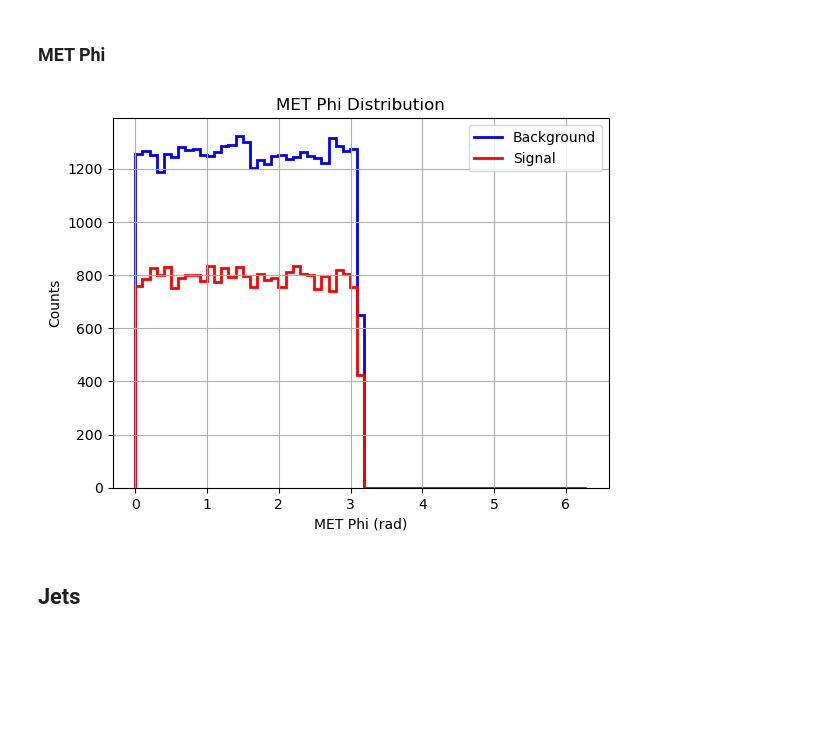
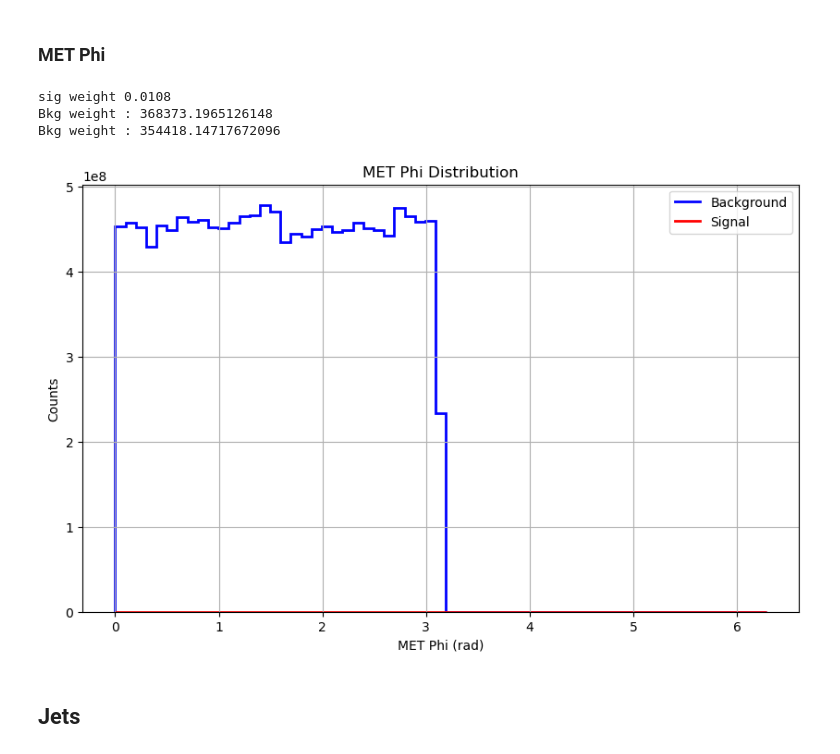
Before and after one commit to MarioPardo/UDEA_HEP_Analysis, a Jupyter notebook: data/AnalysisTemplate.ipynb, the cells around one changed output. Saved outputs shown, nothing was run; the diff lists cells and outputs as text; code cells hidden in the pictures; blank space fills up the shorter version.

Commit message:
*IPR: Updated Weight Formula
currently not working, something on my side must be off

```diff
--- a/data/AnalysisTemplate.ipynb
+++ b/data/AnalysisTemplate.ipynb
@@ -8,24 +8,26 @@ import uproot
 from hist import Hist, axis
 import os
 
+#Constants
+current_dir = os.getcwd()
 tree_name= "Delphes"  #all of them are named delphes
+luminescence = 300 #fb
 
 #Signal
 signal_folder = "Signals_DMSimpl_Spin0/"
 signal_filename =  "VBF_DM_My0_1000_MXD_10.root"
-signal_significance = 0.0018
+signal_crossSection = 0.0018 * 1000 #times 1000 to convert from pb to fb
 signal_file = uproot.open(signal_folder +signal_filename)
 
 #Background
-background_folders = {"BKG_Wjets_WToLNu" : 47744.85,
-                       "BKG_Zjets_ZToNuNu": 8818.65}  #foldername, significance
+background_folders = {"BKG_Wjets_WToLNu" : 47744.85 * 1000,
+                       "BKG_Zjets_ZToNuNu": 8818.65 * 1000}  #foldername, significance
 
 
 
-
+     #all this is temp for now
 #will store data to be used in final "cut chart"
 num_cuts = 5
 SM_events = [1000,700,200]
 NP_events = [500,400,300]
 Significance = [1,2.4,5]
-    #all this is temp for now
@@ -32 +36,4 @@ Significance = [1,2.4,5]
+# %%
+def calculateWeight(num_events, effective_area, lumi):
+    return effective_area * lumi / num_events
 # %% [markdown]
@@ -60,20 +62,18 @@ met_phi_hist_signal = Hist(
     axis.Regular(binning["Phi"]["bins"], *binning["Phi"]["range"], name="MET_Phi", label="MET Phi (rad)")
 )
 
-#Signal
+
 #Signal Data
 signal_tree = signal_file[tree_name]
-signal_weights = signal_tree["Event/Event.Weight"].array(library="np")
-normalized_signal_weights = signal_weights / np.mean(signal_weights)
+numSigEvents = len(signal_tree["Event/Event.Weight"].array(library="np"))
+signal_weight = calculateWeight(num_events=numSigEvents, effective_area= signal_crossSection, lumi = luminescence)
+print("sig weight", signal_weight)
 
 signal_met_phi = signal_tree["MissingET.Phi"].array(library="np")
-met_phi_hist_signal.fill(MET_Phi=signal_met_phi,weight = normalized_signal_weights)
+met_phi_hist_signal.fill(MET_Phi=signal_met_phi,weight = signal_weight)
 
 
 #Background
-
-current_dir = os.getcwd()
-
 for folder_name in os.listdir(current_dir):
     folder_path = os.path.join(current_dir, folder_name)
 
@@ -87,46 +87,52 @@ for folder_name in os.listdir(current_dir):
                 background_file = uproot.open(file_path)
                 background_tree = background_file[tree_name]
 
-                background_weights = background_tree["Event/Event.Weight"].array(library="np")
-                normalized_background_weights = background_weights / np.mean(background_weights)
+                numBkgEvents= len(background_tree["Event/Event.Weight"].array(library="np"))
+                calculatedWeight = calculateWeight(num_events=numBkgEvents, effective_area= cross_section, lumi = luminescence)
+                print("Bkg weight :" , calculatedWeight)
+
 
                 background_met_phi = background_tree["MissingET.Phi"].array(library="np")
-                met_phi_hist_background.fill(MET_Phi=background_met_phi,weight = normalized_background_weights)
+                met_phi_hist_background.fill(MET_Phi=background_met_phi,weight =calculatedWeight)
 
 
 
 
 #Set up histogram
+plt.figure(figsize=(10, 6))
 
 # Background histogram
 plt.stairs(
     met_phi_hist_background.values(),
     met_phi_hist_background.axes[0].edges,
     color='blue',
     label='Background',
     linewidth=2
 )
 
 # Signal histogram
 plt.stairs(
     met_phi_hist_signal.values(),
     met_phi_hist_signal.axes[0].edges,
     color='red',
     label='Signal',
     linewidth=2
 )
 
 # Add labels and legend
 plt.xlabel('MET Phi (rad)')
 plt.ylabel('Counts')
 plt.title('MET Phi Distribution')
 plt.legend()
 plt.grid(True)
 
 # Show the plot
 plt.show()
 # %% [output]
+sig weight 0.0108
+Bkg weight : 368373.1965126148
+Bkg weight : 354418.14717672096
-[figure, old version]
+[figure, new version]
 # %% [markdown]
 <h2> Jets </h2>
 # %%
```
Also changed, not shown: parts of 6 cells of this notebook.
